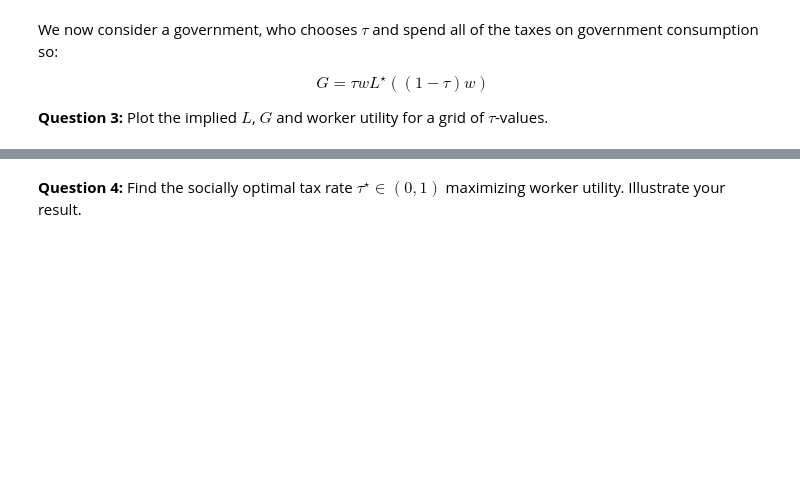
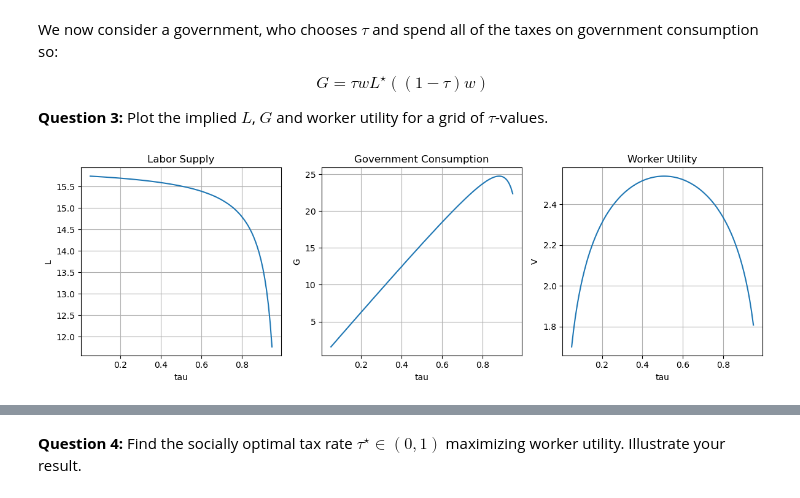
Before and after one commit to NumEconCopenhagen/projects-2023-rikke-og-emma, a Jupyter notebook: Examproject/Exam-2023-notebook.ipynb, the cells around one changed output, grey strips where cells are left out. Saved outputs shown, nothing was run; the diff lists cells and outputs as text; code cells hidden in the pictures; blank space fills up the shorter version.

```diff
--- a/Examproject/Exam-2023-notebook.ipynb
+++ b/Examproject/Exam-2023-notebook.ipynb
@@ -112,0 +145,58 @@ $$
+# %%
+# Range of tau values
+tau_values = np.linspace(0.05, 0.95, 100)  # Adjust the range as needed
+
+# Initialize arrays to store results
+L_values = []
+G_values = []
+V_values = []
+
+# Calculate L, G, and V for each tau value
+for tau in tau_values:
+    # Calculate tilde(w)
+    w_tilde = (1 - tau) * w
+
+    # Calculate the optimal labor supply
+    L_star = (-kappa + np.sqrt(kappa ** 2 + 4 * alpha / nu * w_tilde ** 2)) / (2 * w_tilde)
+    L_values.append(L_star)
+
+    # Calculate government consumption
+    G = tau * w * L_star
+    G_values.append(G)
+
+    # Calculate worker utility
+    C = kappa + (1 - tau) * w * L_star
+    V = np.log(C ** alpha * G ** (1 - alpha)) - nu * L_star ** 2 / 2
+    V_values.append(V)
+
+# Plot the results
+plt.figure(figsize=(12, 4))
+
+# Plot labor supply
+plt.subplot(1, 3, 1)
+plt.plot(tau_values, L_values)
+plt.xlabel('tau')
+plt.ylabel('L')
+plt.title('Labor Supply')
+plt.grid(True)
+
+# Plot government consumption
+plt.subplot(1, 3, 2)
+plt.plot(tau_values, G_values)
+plt.xlabel('tau')
+plt.ylabel('G')
+plt.title('Government Consumption')
+plt.grid(True)
+
+# Plot worker utility
+plt.subplot(1, 3, 3)
+plt.plot(tau_values, V_values)
+plt.xlabel('tau')
+plt.ylabel('V')
+plt.title('Worker Utility')
+plt.grid(True)
+
+plt.tight_layout()
+plt.show()
+# %% [output]
+[figure, added]
```
Also changed, not shown: parts of 33 cells of this notebook.
